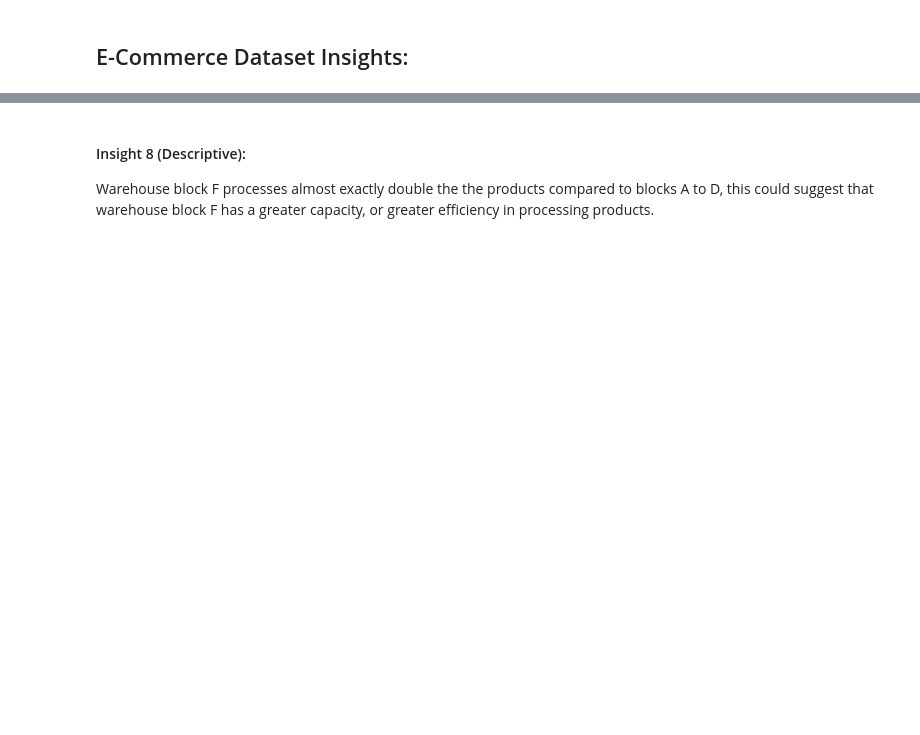
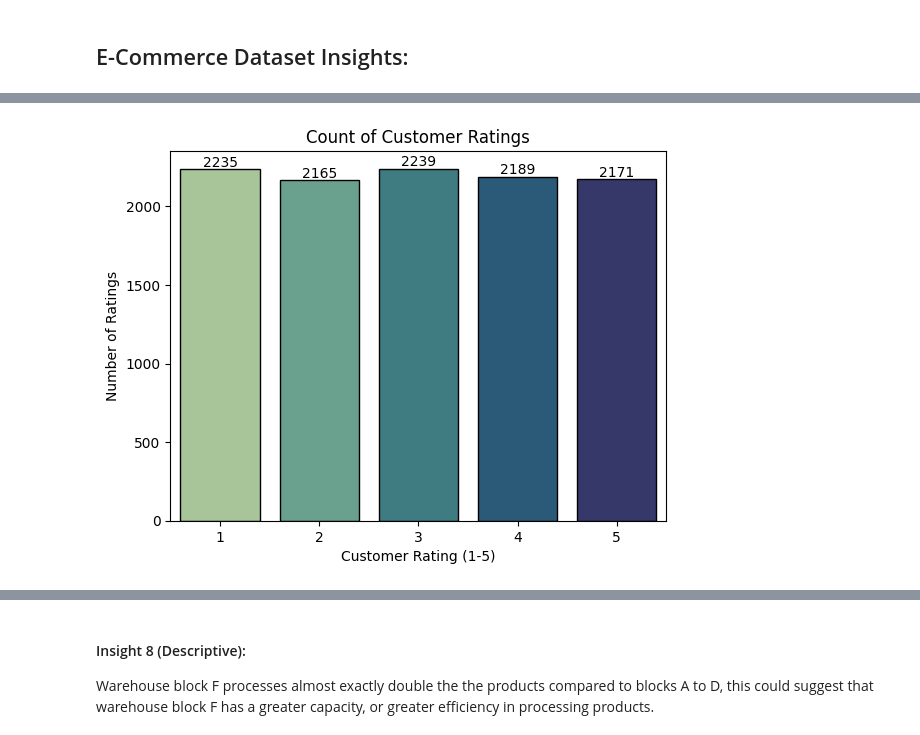
Before and after one commit to CLFrod/Assignment1CSI4142, a Jupyter notebook: Assignment 1 Notebook.ipynb, the cells around one changed output, grey strips where cells are left out. Saved outputs shown, nothing was run; the diff lists cells and outputs as text; code cells hidden in the pictures; blank space fills up the shorter version.

Commit message:
pushing all insights, and analysis descriptions for dataset 2

```diff
--- a/Assignment 1 Notebook.ipynb
+++ b/Assignment 1 Notebook.ipynb
@@ -283 +345,16 @@ plt.show()
+# %%
+#Insight 2 code:
+# Create the initial graph, using the Customer Rating Column
+graph = sns.countplot(data=ec_dataframe, x ="Customer_rating", hue ="Customer_rating", palette="crest", legend=False, edgecolor="black")
+
+# Loop over the bar values to annotate
+for bar in graph.containers:
+    graph.bar_label(bar, label_type="edge")
+# graph title, and labelling
+plt.title("Count of Customer Ratings")
+plt.xlabel("Customer Rating (1-5)")
+plt.ylabel("Number of Ratings")
+plt.show()
+# %% [output]
+[figure, added]
 # %% [markdown]
```
Also changed, not shown: parts of 46 cells of this notebook.
